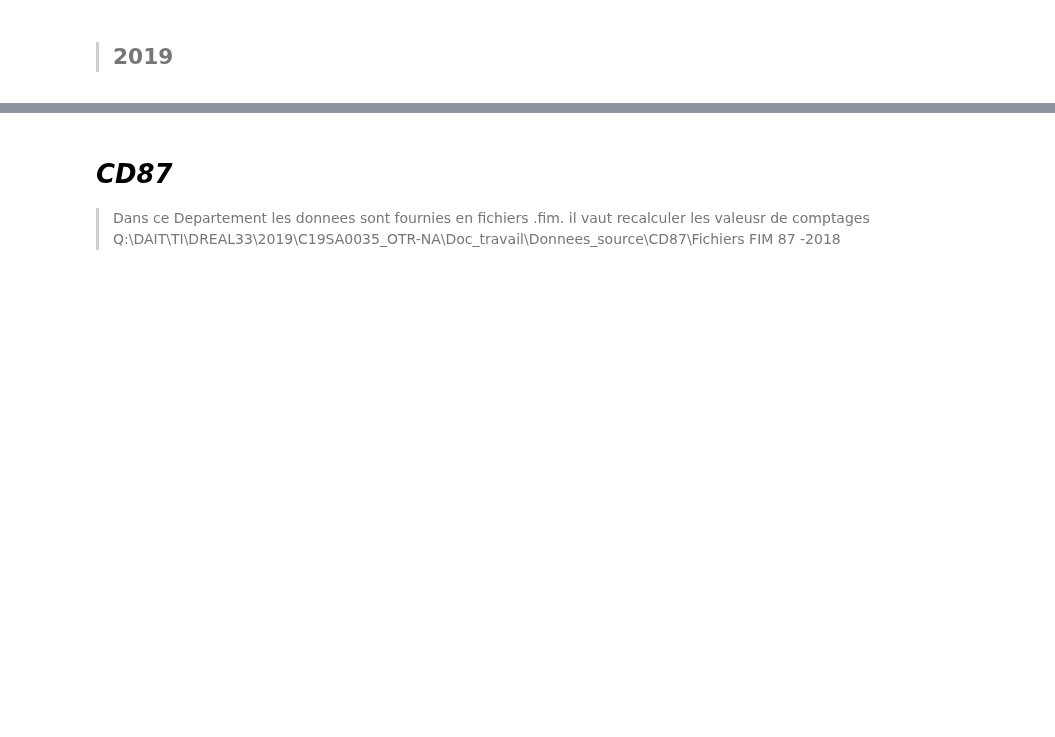
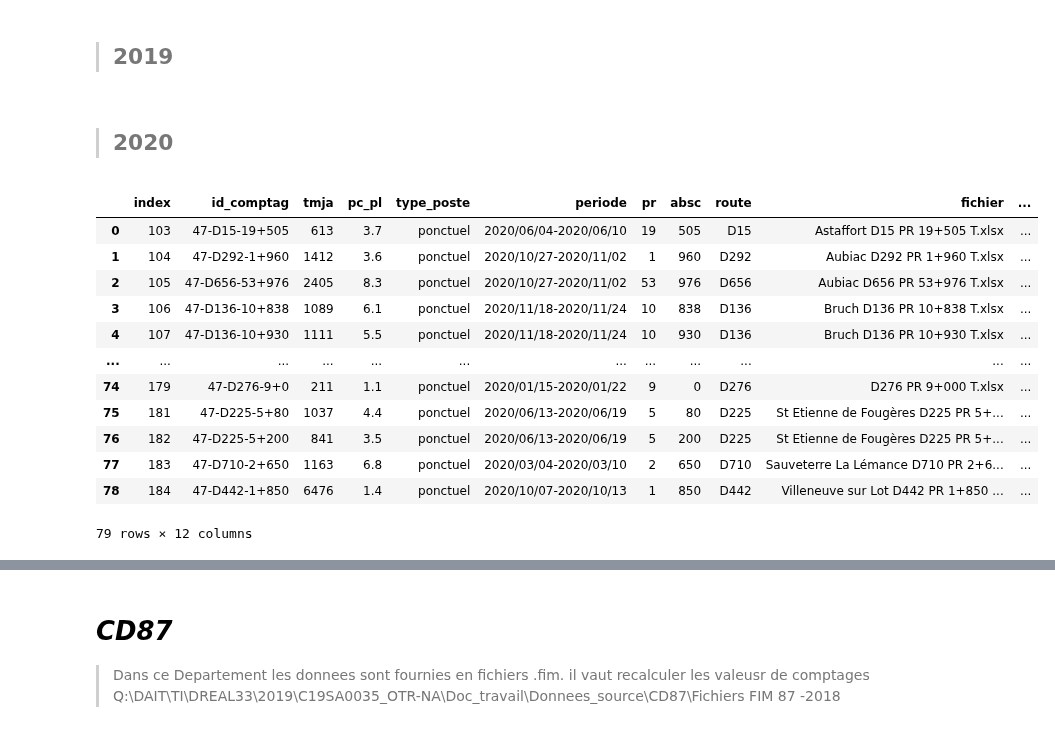
Before and after one commit to nantodevison/otv, a Jupyter notebook: otv/Transfert_Donnees/Import_trafics.ipynb, the cells around one changed output, grey strips where cells are left out. Drawn from its saved outputs; the diff is of its cells as text; code cells hidden in the pictures; blank space fills up the shorter version.

```diff
--- a/otv/Transfert_Donnees/Import_trafics.ipynb
+++ b/otv/Transfert_Donnees/Import_trafics.ipynb
@@ -326,0 +334,4 @@ cpt47.insert_bdd('local_otv_station_gti','comptage', 'na_2010_2019_horaire', cpt
+# %% [markdown]
+> ## **2020**
+# %%
+cpt47 = it.Comptage_cd47(r'C:\Users\martin.schoreisz\Documents\temp\OTV\CD47\en_cours', 'TRAFICS PERMANENTS', 2020)
@@ -326,0 +341,18 @@ cpt47.insert_bdd('local_otv_station_gti','comptage', 'na_2010_2019_horaire', cpt
+# %%
+df = cpt47.localiser_comptage_a_inserer(cpt47.df_attr_insert.drop(['mensuel'], axis=1), 'local_otv_boulot', 'public', 'cd47_2020', 'lineaire.traf2020_bdt_na_ed20_l', 'ref.pr_ed18_p' )
+# %%
+df
+# %% [output]
+|  | index | id_comptag | tmja | pc_pl | type_poste | periode | pr | absc | route | fichier | ... |
+| 0 | 103 | 47-D15-19+505 | 613 | 3.7 | ponctuel | 2020/06/04-2020/06/10 | 19 | 505 | D15 | Astaffort D15 PR 19+505 T.xlsx | ... |
+| 1 | 104 | 47-D292-1+960 | 1412 | 3.6 | ponctuel | 2020/10/27-2020/11/02 | 1 | 960 | D292 | Aubiac D292 PR 1+960 T.xlsx | ... |
+| 2 | 105 | 47-D656-53+976 | 2405 | 8.3 | ponctuel | 2020/10/27-2020/11/02 | 53 | 976 | D656 | Aubiac D656 PR 53+976 T.xlsx | ... |
+| 3 | 106 | 47-D136-10+838 | 1089 | 6.1 | ponctuel | 2020/11/18-2020/11/24 | 10 | 838 | D136 | Bruch D136 PR 10+838 T.xlsx | ... |
+| 4 | 107 | 47-D136-10+930 | 1111 | 5.5 | ponctuel | 2020/11/18-2020/11/24 | 10 | 930 | D136 | Bruch D136 PR 10+930 T.xlsx | ... |
+| ... | ... | ... | ... | ... | ... | ... | ... | ... | ... | ... | ... |
+| 74 | 179 | 47-D276-9+0 | 211 | 1.1 | ponctuel | 2020/01/15-2020/01/22 | 9 | 0 | D276 | D276 PR 9+000 T.xlsx | ... |
+| 75 | 181 | 47-D225-5+80 | 1037 | 4.4 | ponctuel | 2020/06/13-2020/06/19 | 5 | 80 | D225 | St Etienne de Fougères D225 PR 5+... | ... |
+| 76 | 182 | 47-D225-5+200 | 841 | 3.5 | ponctuel | 2020/06/13-2020/06/19 | 5 | 200 | D225 | St Etienne de Fougères D225 PR 5+... | ... |
+| 77 | 183 | 47-D710-2+650 | 1163 | 6.8 | ponctuel | 2020/03/04-2020/03/10 | 2 | 650 | D710 | Sauveterre La Lémance D710 PR 2+6... | ... |
+| 78 | 184 | 47-D442-1+850 | 6476 | 1.4 | ponctuel | 2020/10/07-2020/10/13 | 1 | 850 | D442 | Villeneuve sur Lot D442 PR 1+850 ... | ... |
+79 rows × 12 columns
```
Also changed, not shown: parts of 30 cells of this notebook, 5 other files.
